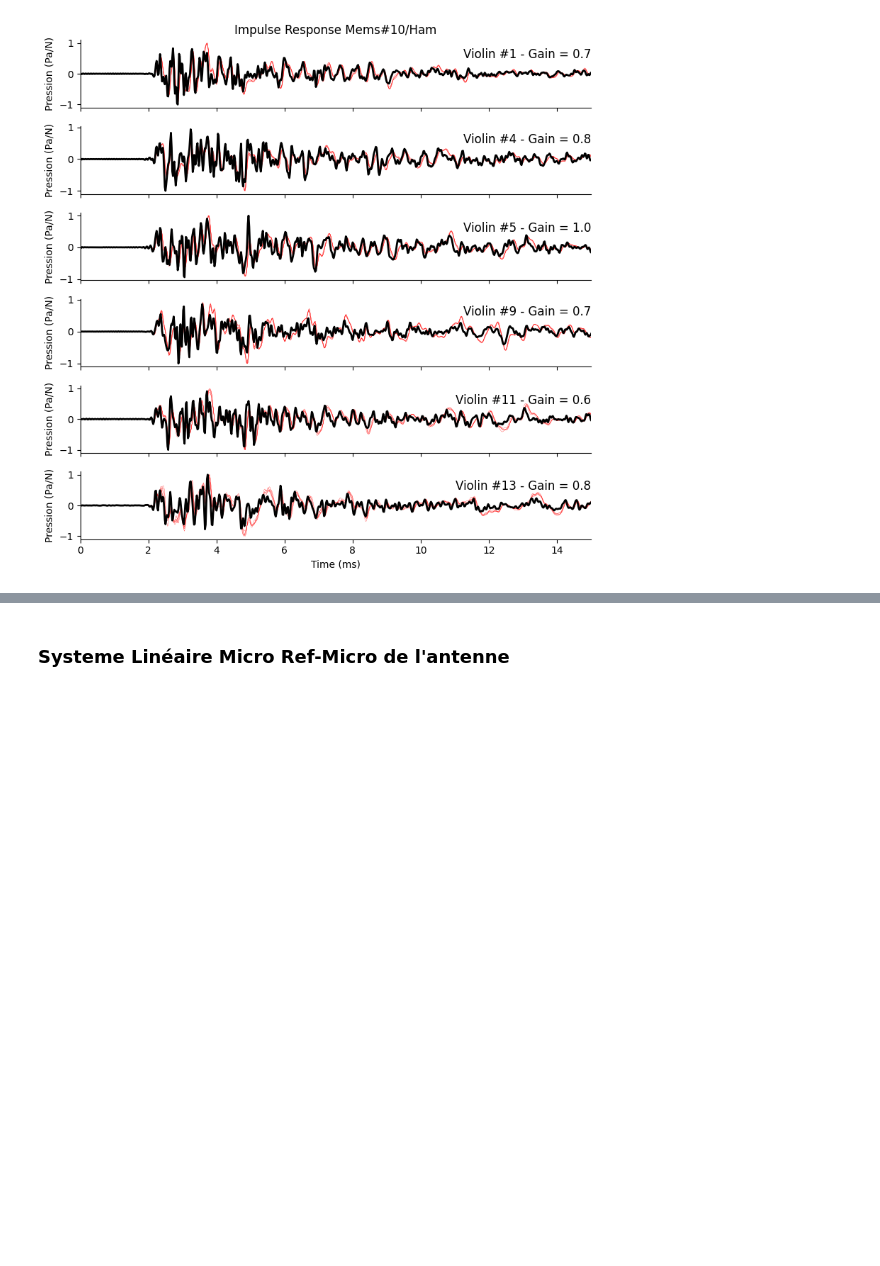
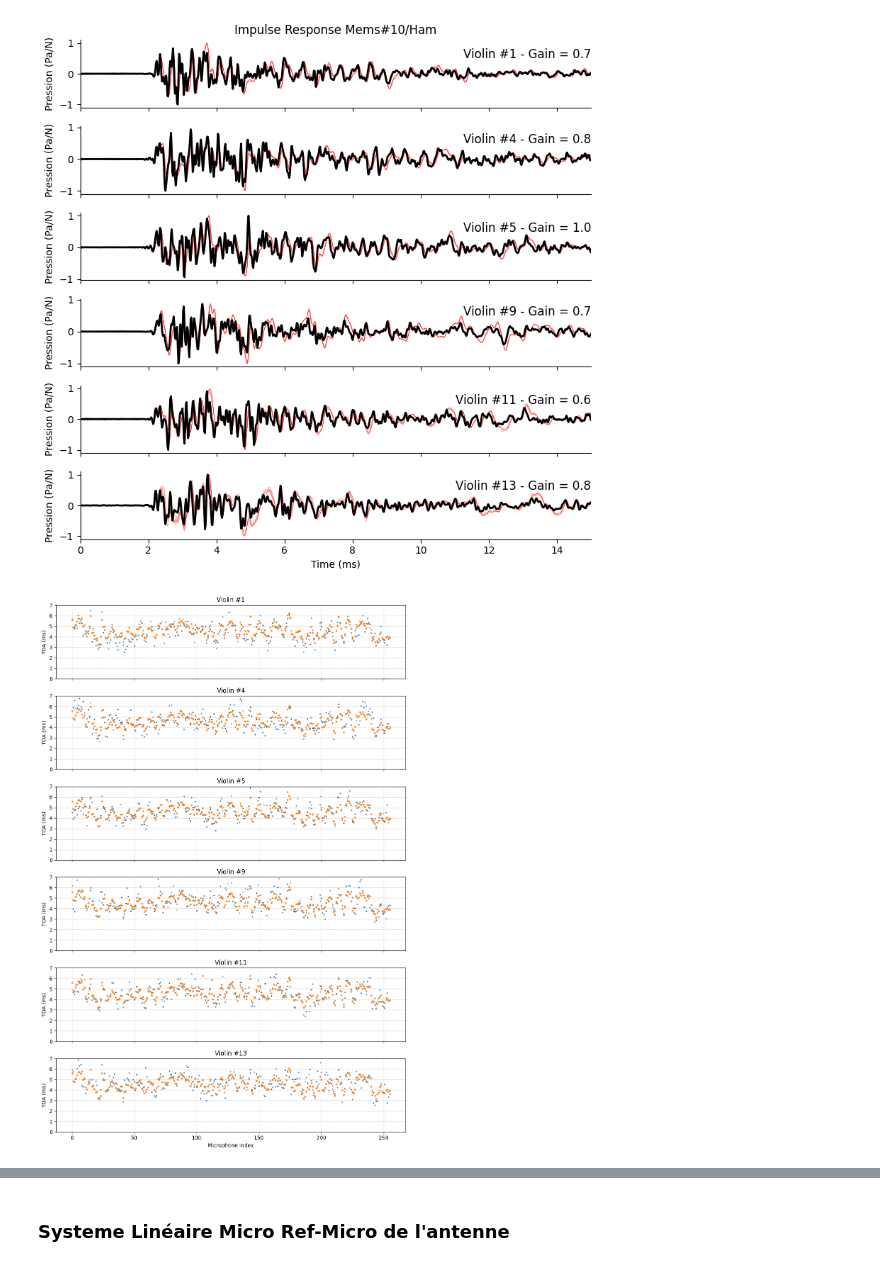
Before and after one commit to ollivierf/BilbaoViolinsDir, a Jupyter notebook: notebooks/Violon_1_Marteau2HetRI.ipynb, the cells around one changed output, grey strips where cells are left out. Drawn from its saved outputs; the diff is of its cells as text; code cells hidden in the pictures; blank space fills up the shorter version.

```diff
--- a/notebooks/Violon_1_Marteau2HetRI.ipynb
+++ b/notebooks/Violon_1_Marteau2HetRI.ipynb
@@ -11,7 +11,7 @@ import sys, os
 
 warnings.filterwarnings("ignore")
 # Add the directory containing the package to sys.path
-package_dir = os.path.abspath("C:/Users/froll/Documents/Labo/Projets/Violon/ManipViolon_Anech_08062023")
+package_dir = os.path.abspath("C:/Users/froll/Documents/Labo/Projets/Violon/scripts")
 if package_dir not in sys.path:
     sys.path.insert(0, package_dir)
 import Tools3D as tools3d
@@ -19,13 +19,13 @@ import Tools3D as tools3d
 package_dir = os.path.abspath("C:/Users/froll/Documents/Labo/Projets/RayoVox")
 if package_dir not in sys.path:
     sys.path.insert(0, package_dir)
-import swd as swd
+import pyswd as swd
 
 #Vitesse du son au moment de la mesure, dependant de la temperature:
 Tc = 21.5
 C = np.sqrt( 1.4 * 287 *(Tc + 273) )
 Path = './'
-DatFiles = [f for f in os.listdir('./') if f.endswith('.dat')]
+DatFiles = [f for f in os.listdir('../data/raw/Marteau') if f.endswith('.dat')]
 DatFiles = [DatFiles[i] for i in [0,3,4,5,1,2]]
 print(DatFiles)
 NbMems = 256
@@ -38,8 +38,8 @@ NbViol = 6
 SensMems = 3.54e-6 # Pa/digit
 SensHammer = 1000# N/V
 SensAnalog = 0.337# V/digit
-FRFMems1 = np.load('FRFMemsHOSMAAvg.npz')['FRF']
-fMems1 = np.load('FRFMemsHOSMAAvg.npz')['f']
+FRFMems1 = np.load('../results/FRFMemsHOSMAAvg.npz')['FRF']
+fMems1 = np.load('../results/FRFMemsHOSMAAvg.npz')['f']
 _=plt.plot(fMems1,FRFMems1)
 plt.xlim(0,10000)
 # %% [output]
@@ -65,7 +65,7 @@ NumViolon = []
 for f in DatFiles:
     NumViolon.append(int(re.findall(r'\d+', f)[0]))
     nf += 1
-    with open('./' + f) as DatFile :
+    with open('../data/raw/Marteau/' + f) as DatFile :
         data = np.fromfile(DatFile, dtype='int32').reshape((-1, NbVoies))
         compteur = data[:,0]
         Mems = data[:, 1:NbMems+1].astype('float')*SensMems
@@ -333,3 +333,47 @@ np.savez('./ViolinsPm.npz', frq=frq, Pm = Hhm)
 [figure]
 [figure]
 [figure]
+# %%
+# Linear regression on phase to find TOAs
+# We use a frequency range where coherence is expected to be good and behavior linear
+mask_reg = (frq > 2000) & (frq < 5000)
+f_reg = frq[mask_reg]
+
+TOAs = np.zeros((NbViol, NbMems))
+
+for v in range(NbViol):
+    for m in range(NbMems):
+        # Extract Phase for violin v and mic m
+        # Hhm shape is (NbViol, n_freqs, NbMems)
+        phase = np.unwrap(np.angle(Hhm[v, mask_reg, m]))
+
+        # Linear regression: phase = slope * frq + intercept
+        # Assuming standard delay relationship: phase = -2 * pi * frq * TOA
+        # slope = -2 * pi * TOA  =>  TOA = -slope / (2 * pi)
+        # If the user specifically meant phase = 2 * pi * frq * TOA (phase advance),
+        # the sign would be inverted. We use the delay convention to get positive time.
+        slope, intercept = np.polyfit(f_reg, phase, 1)
+
+        TOAs[v, m] = -slope / (2 * np.pi)
+
+# Plot TOAs vs Microphones
+fig, axes = plt.subplots(NbViol, 1, figsize=(10, 2.5 * NbViol), sharex=True)
+if NbViol == 1:
+    axes = [axes]
+
+for v in range(NbViol):
+    ax = axes[v]
+    ax.plot(np.arange(NbMems), TOAs[v, :] * 1000, '.', markersize=3,label = 'TOA from Phase Regression') # Convert to ms
+    ax.plot(np.arange(NbMems), np.mean(TOAs,0) * 1000, '.', markersize=5, label='Mean TOA Phase Regression') # Convert to ms
+    ax.set(ylim=[0, 7])
+    ax.set_ylabel('TOA (ms)')
+    ax.set_title(f'Violin #{NumViolon[v]}')
+    ax.grid(True, linestyle='--', alpha=0.7)
+    # Optional: limit y-axis to expected range to remove outliers from unwrapping errors
+    # ax.set_ylim([-1, 15])
+
+axes[-1].set_xlabel('Microphone Index')
+plt.tight_layout()
+plt.show()
+# %% [output]
+[figure, added]
```
Also changed, not shown: parts of 2 cells of this notebook, 3 other files.
